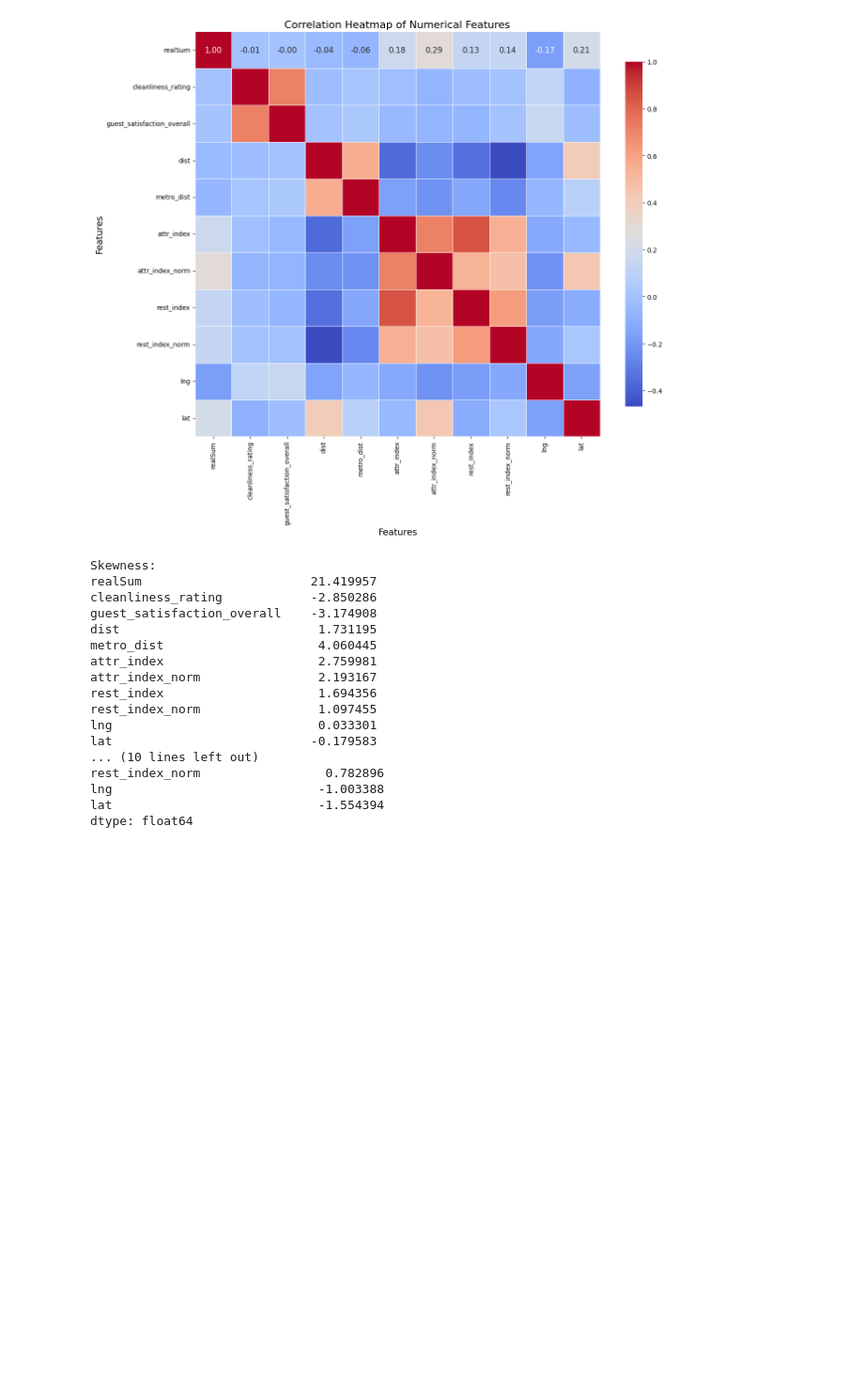
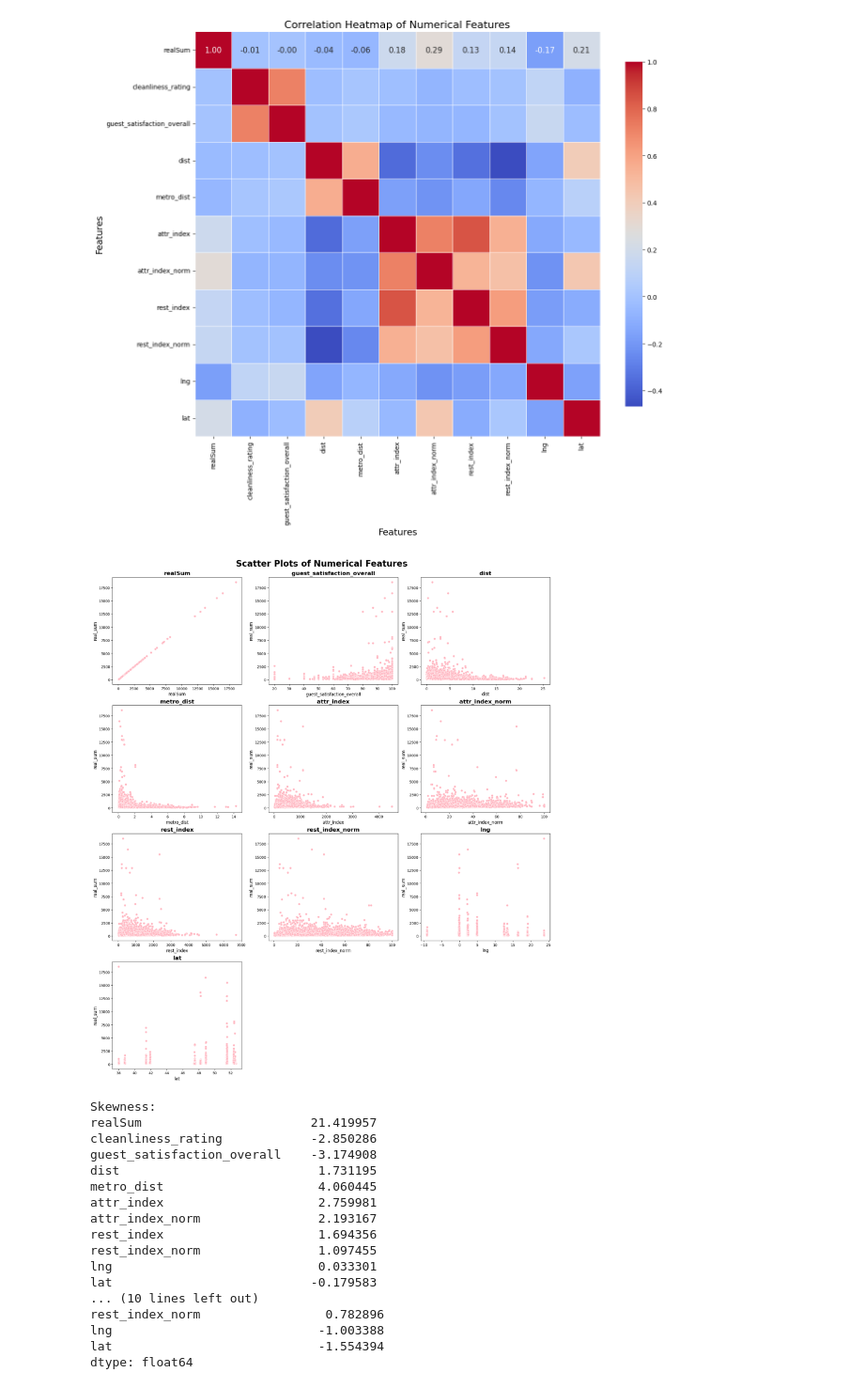
Before and after one commit to FiZufa/Final-Project-Rakamin, a Jupyter notebook: Notebooks/1_EDA.ipynb, the cells around one changed output. Shown at 94% size. Cells and saved outputs as stored; diff of their text form; code cells hidden in the pictures; blank space fills up the shorter version.

```diff
--- a/Notebooks/1_EDA.ipynb
+++ b/Notebooks/1_EDA.ipynb
@@ -201,6 +220,25 @@ plt.ylabel('Features', fontsize=14)
 plt.show()
 # %% [output]
 [figure]
+# %%
+fig, axes = plt.subplots(num_rows, 3, figsize=(18, 5 * num_rows), constrained_layout=True)
+fig.suptitle("Scatter Plots of Numerical Features", fontsize=24, fontweight='bold', y=1.02)
+axes = axes.flatten()
+
+# Loop through each numerical feature
+for i, col in enumerate(numerical_features):
+    sns.scatterplot(data=concat_df, x=col, y='realSum', ax=axes[i], color="lightpink")
+    axes[i].set_title(f"{col}", fontsize=16, fontweight='bold')
+    axes[i].set_xlabel(col, fontsize=12)
+    axes[i].set_ylabel("real_sum", fontsize=12)
+
+# Remove unused axes
+for j in range(i + 1, len(axes)):
+    fig.delaxes(axes[j])
+
+plt.show()
+# %% [output]
+[figure, added]
 # %%
 skewness = concat_df[numerical_features].skew()
 kurtosis = concat_df[numerical_features].kurt()
```
Also changed, not shown: parts of 14 cells of this notebook.
